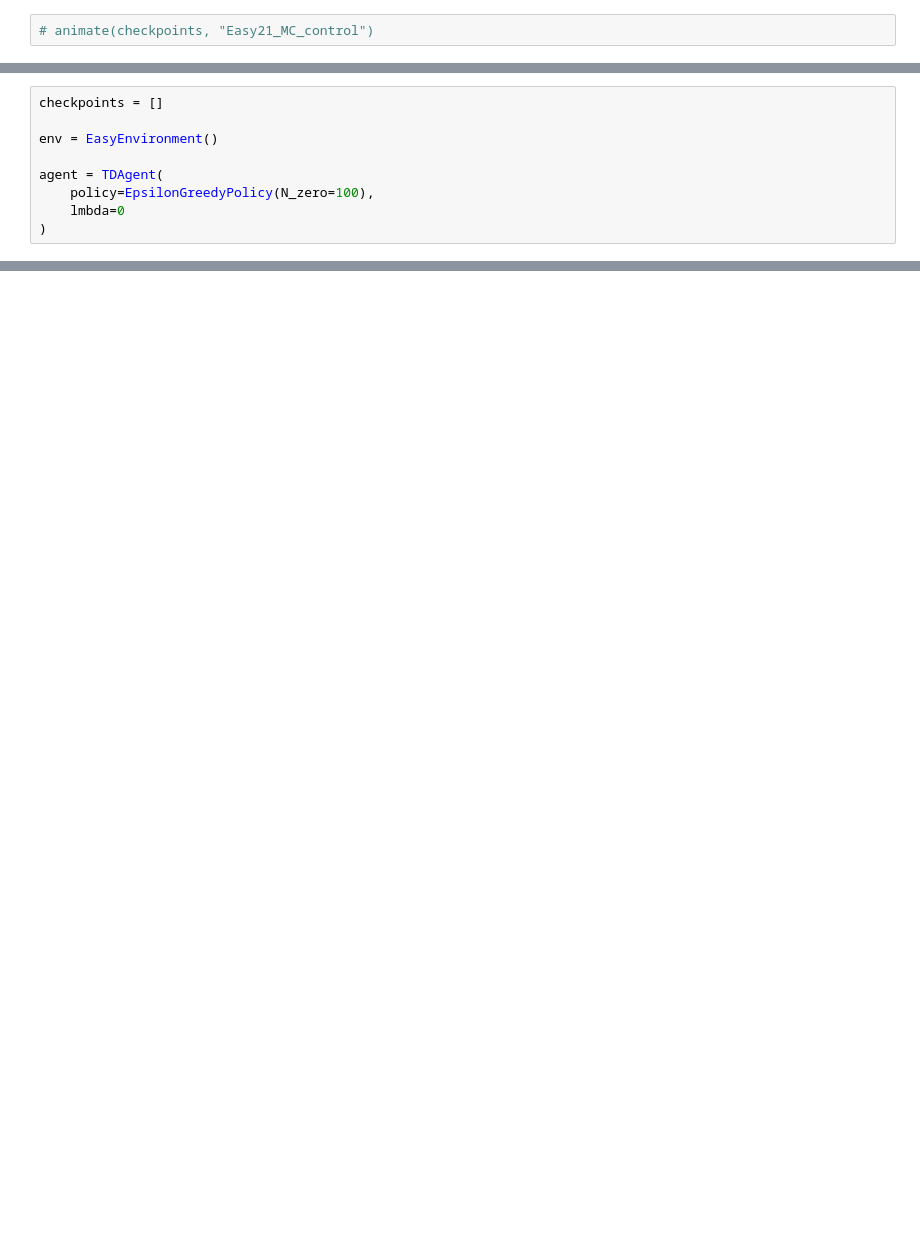
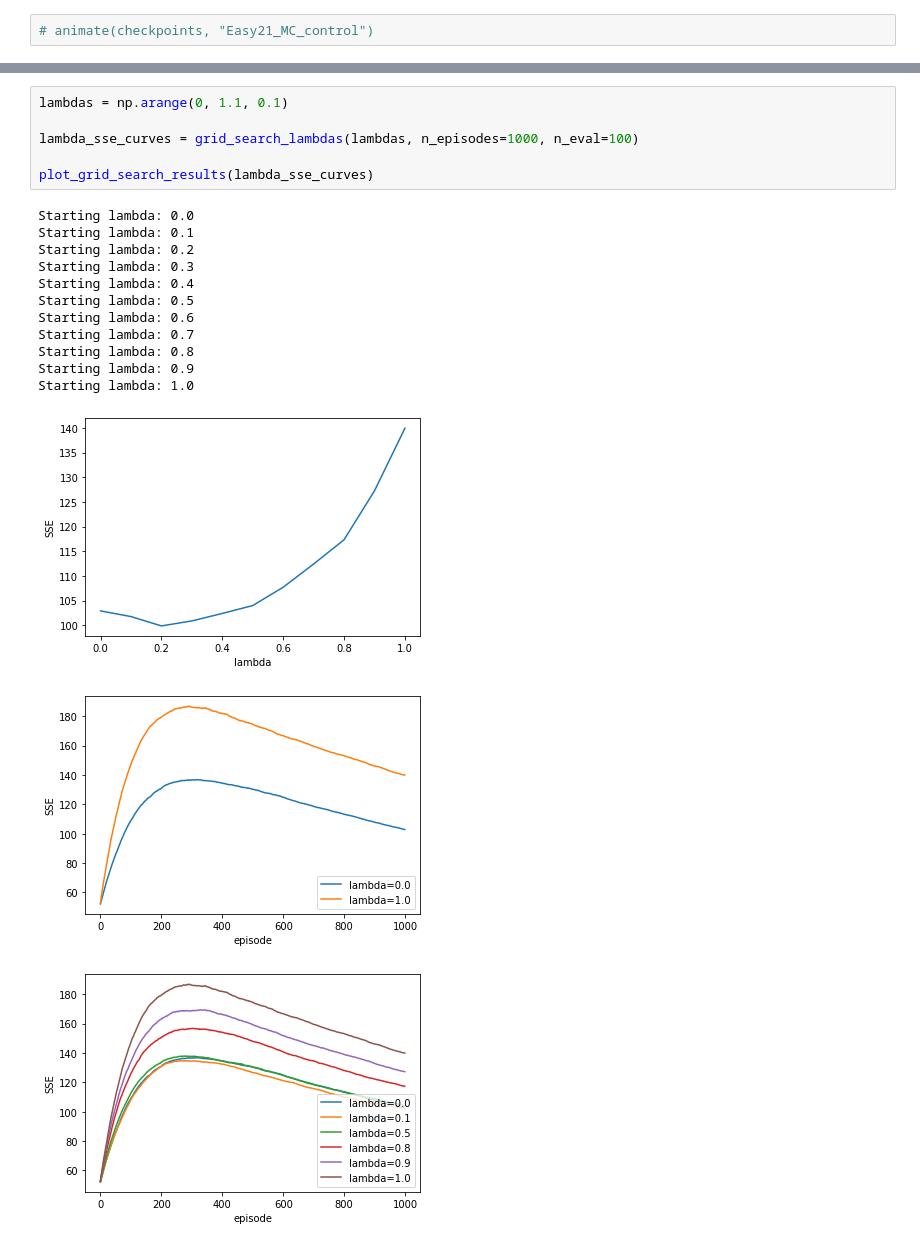
Before and after one commit to bflammers/reinforcement_learning, a Jupyter notebook: notebooks/easy21.ipynb, the cells around one changed output, grey strips where cells are left out. Saved outputs shown, nothing was run; the diff lists cells and outputs as text; blank space fills up the shorter version.

Commit message:
Fix td control sarsa lambda and add solutions to 3rd exercise

```diff
--- a/notebooks/easy21.ipynb
+++ b/notebooks/easy21.ipynb
@@ -176,9 +192,0 @@ checkpoint = namedtuple("checkpoint", ("i", "mean_reward", "V"))
-# %%
-checkpoints = []
-
-env = EasyEnvironment()
-
-agent = TDAgent(
-    policy=EpsilonGreedyPolicy(N_zero=100),
-    lmbda=0
-)
@@ -236,0 +382,21 @@ plot_value_function(df_V)
+# %%
+lambdas = np.arange(0, 1.1, 0.1)
+
+lambda_sse_curves = grid_search_lambdas(lambdas, n_episodes=1000, n_eval=100)
+
+plot_grid_search_results(lambda_sse_curves)
+# %% [output]
+Starting lambda: 0.0
+Starting lambda: 0.1
+Starting lambda: 0.2
+Starting lambda: 0.3
+Starting lambda: 0.4
+Starting lambda: 0.5
+Starting lambda: 0.6
+Starting lambda: 0.7
+Starting lambda: 0.8
+Starting lambda: 0.9
+Starting lambda: 1.0
+[figure, added]
+[figure, added]
+[figure, added]
```
Also changed, not shown: parts of 20 cells of this notebook, 4 other files.
